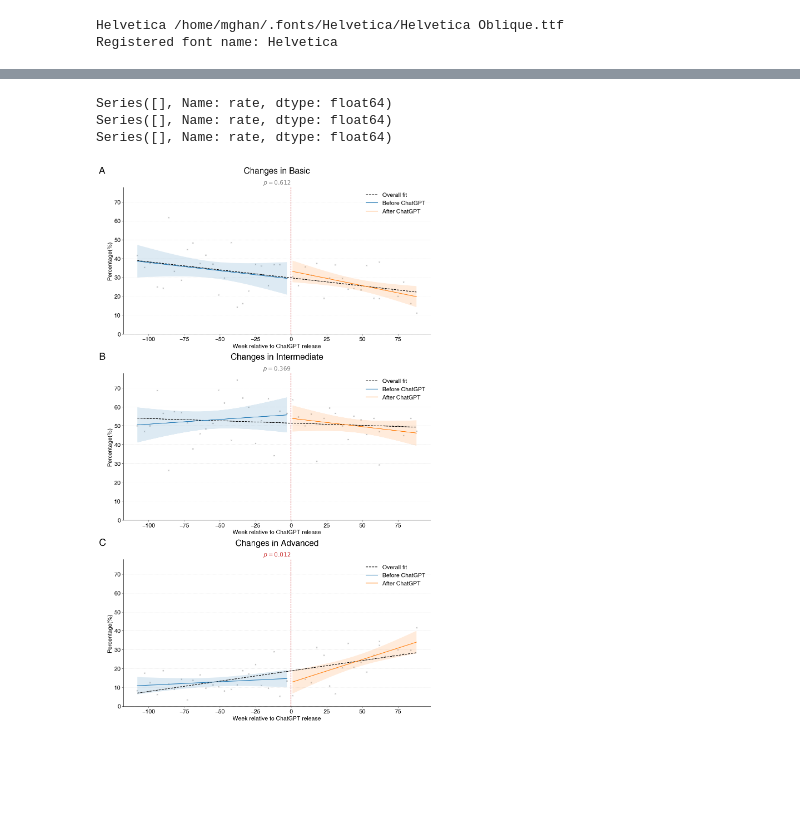
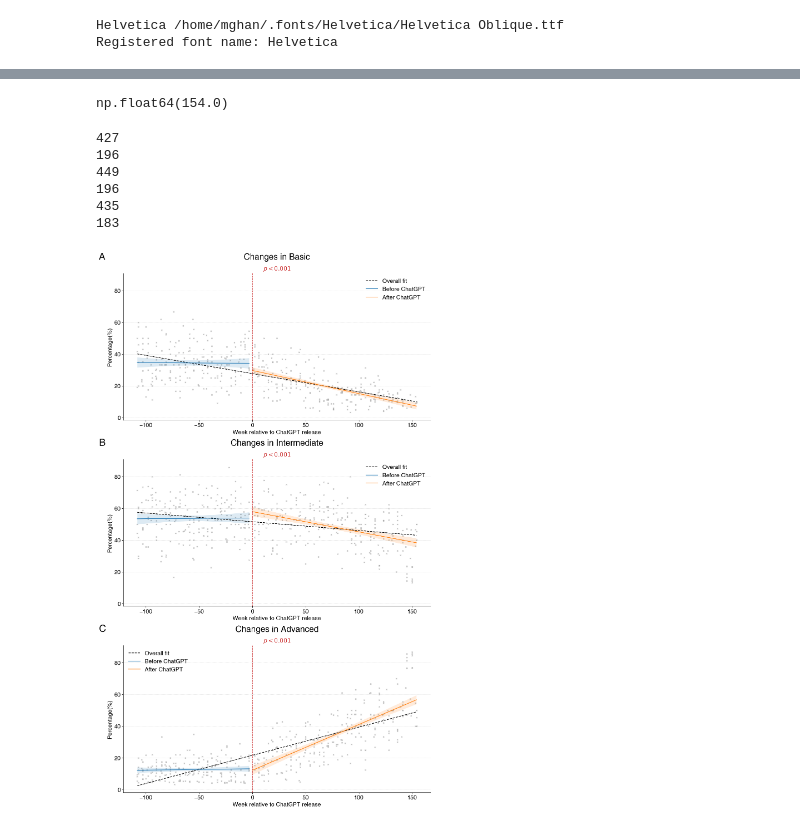
Before and after one commit to myokyunghan/so_difficulty_measure, a Jupyter notebook: run_project/annotate_difficulty/03_visualization/1_visualization.ipynb, the cells around one changed output, grey strips where cells are left out. Saved outputs shown, nothing was run; the diff lists cells and outputs as text; code cells hidden in the pictures; blank space fills up the shorter version.

```diff
--- a/run_project/annotate_difficulty/03_visualization/1_visualization.ipynb
+++ b/run_project/annotate_difficulty/03_visualization/1_visualization.ipynb
@@ -43,4 +45,4 @@ date_range = 'Weekly'
 path = f"{viz_dir}/{option_dict['operation_option']['llm_model']}"
 file_list = os.listdir(path)
 # %%
-ver_list = sorted([y for y in [x for x in file_list if x.isdigit()] if (int(y)>=100000) & (int(y)<110000)])
+ver_list = sorted([y for y in [x for x in file_list if x.isdigit()] if (int(y)>=50000) & (int(y)<160000)])
@@ -90,8 +77,0 @@ memory usage: 6.6+ KB
-# %%
-print(m_chk_cnt_0.loc[m_chk_cnt_0['o_result'].isna(), 'rate'])
-print(m_chk_cnt_1.loc[m_chk_cnt_1['o_result'].isna(), 'rate'])
-print(m_chk_cnt_2.loc[m_chk_cnt_2['o_result'].isna(), 'rate'])
-# %% [output]
-Series([], Name: rate, dtype: float64)
-Series([], Name: rate, dtype: float64)
-Series([], Name: rate, dtype: float64)
@@ -102,9 +78,7 @@ m_chk_cnt_2.loc[:, 'o_result'] = '2'
-# %%
-x= m_chk_cnt_2['rel_week'].values
-y= m_chk_cnt_2['rate'].values
-
-st_chow_1year = st.Stats(x, y, 2, 0.95, m_chk_cnt_2[m_chk_cnt_2['rel_week'] ==1].index.values[0])
-F_stat_1, p_value_1 = st_chow_1year.chow_test()
+# %%
+tot_calc['rel_week'].max()
+# %% [output]
+np.float64(154.0)
 # %%
 def draw_complexity_regression(ax, x, y, st_chow_1year,
                                F_stat_1, p_value_1, title,
@@ -205,33 +179,41 @@ def draw_complexity_regression(ax, x, y, st_chow_1year,
 # %%
 fig, ax = plt.subplots(3, 1, figsize=(12,20), constrained_layout=True, sharey=True)
 label_dict = {'A' : 'Basic', 'B' : 'Intermediate', 'C':'Advanced'}
 
 for i, (label, title) in enumerate(label_dict.items()):
-    chk_cnt = tot_calc[tot_calc['o_result'] == str(i)].reset_index(drop=True)
+    chk_cnt = tot_calc[tot_calc['o_result'] == str(i)].sort_values(by = ['rel_week'], ascending=True).reset_index(drop=True)
     x = chk_cnt['rel_week'].values
     y = chk_cnt['rate'].values
 
-    st_chow = st.Stats(x, y, 2, 0.95, chk_cnt[chk_cnt['rel_week'] ==1].index.values[0])
+    st_chow = st.Stats(x, y, 0.95, chk_cnt[chk_cnt['rel_week'] ==0].index.values[0])
     F_stat, p_value = st_chow.chow_test()
+    print(len(y))
+    print(len(st_chow.y1_predict))
     draw_complexity_regression(
         ax[i],
         x,
         y,
         st_chow,
         F_stat,
         p_value,
         title=f"{title}",
         panel_label=f"{label}"
     )
 
 
 
 plt.savefig(
     f"{output_dir}/{visualization_target}.png",
     dpi=300,
     bbox_inches='tight'
 )
 
 plt.show()
 # %% [output]
+427
+196
+449
+196
+435
+183
-[figure, old version]
+[figure, new version]
```
Also changed, not shown: parts of 5 cells of this notebook, 28 other files.
